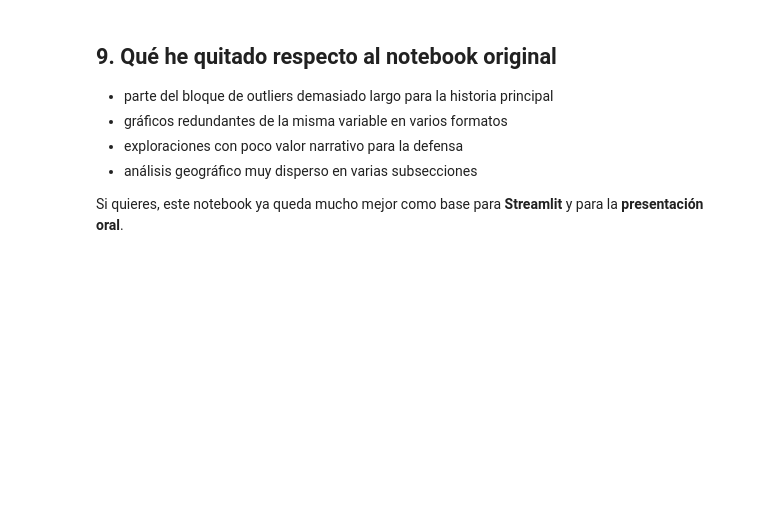
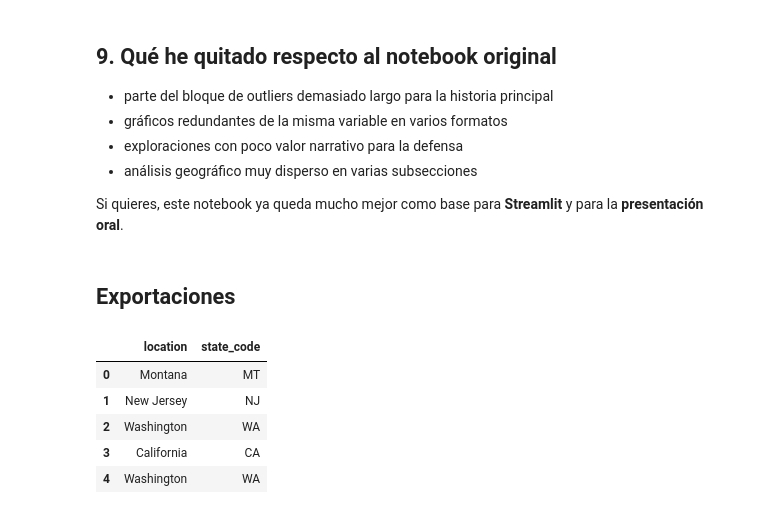
Before and after one commit to TrimanBeat/streaming-subscription-churn-model, a Jupyter notebook: notebooks/EDAinteractivo_nuevo.ipynb, the cells around one changed output. Cells and saved outputs as stored; diff of their text form; code cells hidden in the pictures; blank space fills up the shorter version.

```diff
--- a/notebooks/EDAinteractivo_nuevo.ipynb
+++ b/notebooks/EDAinteractivo_nuevo.ipynb
@@ -548,3 +548,14 @@ Además, el heatmap por segmentos muestra que algunas combinaciones de variables
 - análisis geográfico muy disperso en varias subsecciones
 
 Si quieres, este notebook ya queda mucho mejor como base para **Streamlit** y para la **presentación oral**.
+# %% [markdown]
+## Exportaciones
+# %%
+df_model[["location", "state_code"]].head()
+# %% [output]
+|  | location | state_code |
+| 0 | Montana | MT |
+| 1 | New Jersey | NJ |
+| 2 | Washington | WA |
+| 3 | California | CA |
+| 4 | Washington | WA |
```
Also changed, not shown: parts of 2 cells of this notebook, 1 other file.
